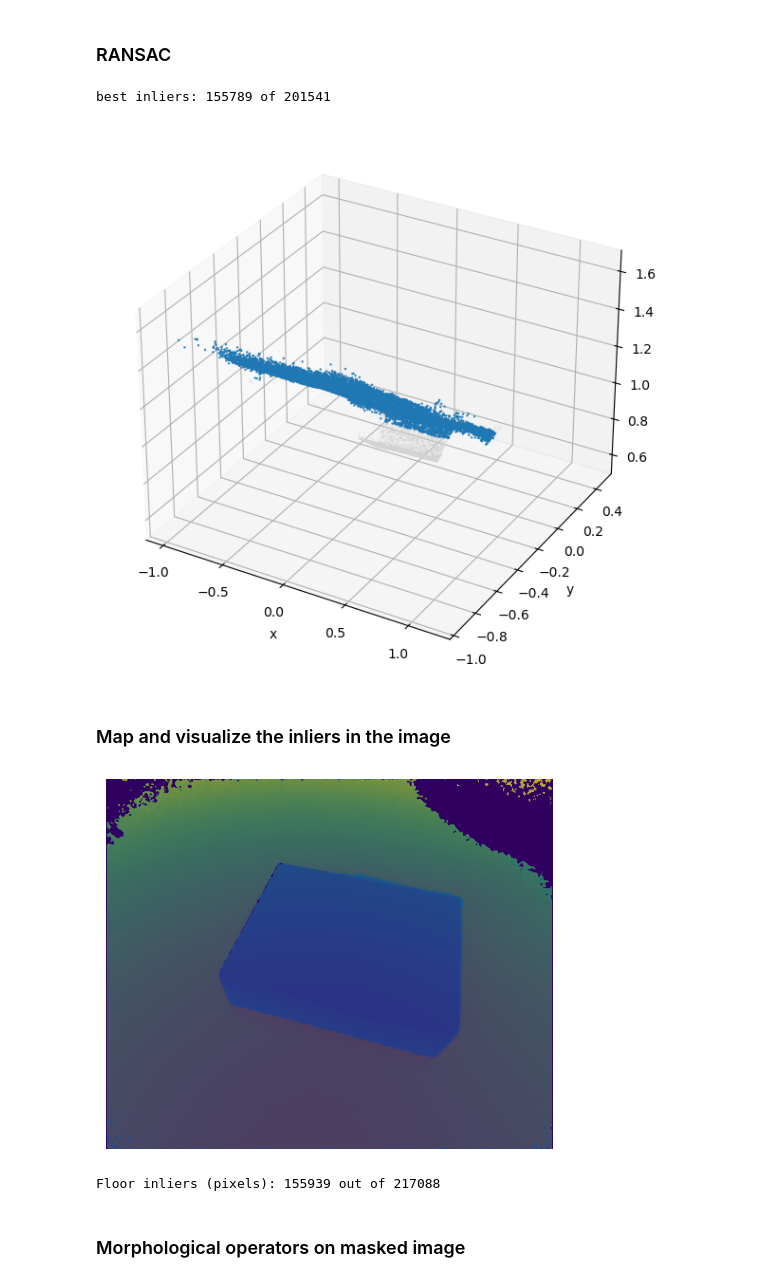
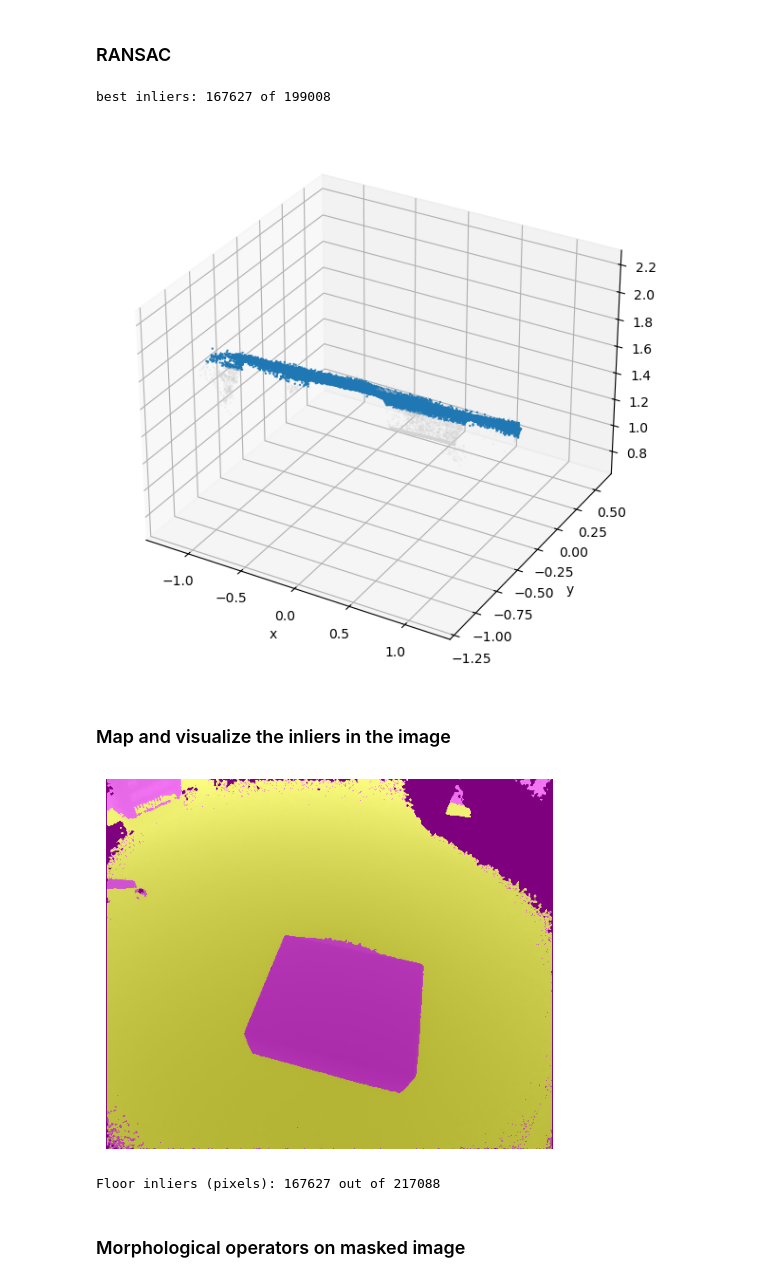
Before and after one commit to Tashhfia/Box-Size-Estimation-with-RANSAC, a Jupyter notebook: Box_Size_Estimation.ipynb, the cells around one changed output. Cells and saved outputs as stored; diff of their text form; code cells hidden in the pictures.

```diff
--- a/Box_Size_Estimation.ipynb
+++ b/Box_Size_Estimation.ipynb
@@ -15,7 +15,7 @@ for file in Path("data").glob("*.mat"):
     except Exception as e:
         print(f"Error loading {file}: {e}")
 
-data_1 = data[0]
+data_1 = data[1]
 # %%
 data_1.keys()
 # %% [output]
@@ -25,9 +25,9 @@ type(data_1)
 # %% [output]
 dict
 # %%
-A = data_1['amplitudes1']
-distance = data_1['distances1']
-PC = data_1['cloud1']
+A = data_1['amplitudes2']
+distance = data_1['distances2']
+PC = data_1['cloud2']
 # %%
 distance
 # %% [output]
@@ -256,6 +235,7 @@ else:
 # %% [markdown]
 ### RANSAC
 # %%
+# helper functions
 def apply_mask(PC, mask):
     """Applies a defined mask to the point cloud."""
     rows, cols = np.where(mask)
@@ -278,6 +258,7 @@ def fit_plane(points):
     # if collinear points, return None
     if normal_len == 0:
         return None, None, False
+
     n = n_raw / normal_len
     d = -float(np.dot(n, p1))
 
@@ -289,6 +270,7 @@ def calculate_distance(points, n, d):
     return values
 
 def find_inliers(distances, threshold):
+    """Finds inliers based on a distance threshold."""
     inliers_mask = distances < threshold
     inliers_idx = np.nonzero(inliers_mask)[0]
     inliers_count = inliers_mask.sum()
@@ -296,6 +278,7 @@ def find_inliers(distances, threshold):
     return inliers_mask, inliers_idx, int(inliers_count)
 
 def sample_points(p):
+    """ Returns three distinct integers (indices) from 0..p-1"""
     return np.random.choice(p, 3, replace=False)
 # %%
 def RANSAC(PC, max_iter, distance_thresh):
@@ -325,42 +309,50 @@ def RANSAC(PC, max_iter, distance_thresh):
 
     return best_n, best_d, best_inliers, best_count
 # %%
-P_all, rows, cols = apply_mask(PC, valid_mask)   # P_all is (N,3)
-best_n, best_d, best_mask1d, best_cnt = RANSAC(P_all, max_iter=5000, distance_thresh=0.05)
-print("best inliers:", best_cnt, "of", P_all.shape[0])
+# apply mask to point cloud
+P_filtered, rows, cols = apply_mask(PC, valid_mask)   # P_filtered is (N,3)
+
+# run RANSAC
+best_n, best_d, best_inlier_mask, best_inlier_count = RANSAC(P_filtered, max_iter=5000, distance_thresh=0.05)
+print("best inliers:", best_inlier_count, "of", P_filtered.shape[0])
 # %% [output]
-best inliers: 155789 of 201541
+best inliers: 167627 of 199008
 # %%
-N = P_all.shape[0]
+# Randomly select a sub-sample of inliers for plotting
+N = P_filtered.shape[0]
 sub = np.random.choice(N, min(30_000, N), replace=False)
-inl_sub = best_mask1d[sub]
-X, Y, Z = P_all[sub,0], P_all[sub,1], P_all[sub,2]
+inlier_sub = best_inlier_mask[sub]
+X, Y, Z = P_filtered[sub,0], P_filtered[sub,1], P_filtered[sub,2]
 
 fig = plt.figure(figsize=(7,6)); ax = fig.add_subplot(111, projection='3d')
-ax.scatter(X[~inl_sub], Y[~inl_sub], Z[~inl_sub], s=0.25, c='lightgray', alpha=0.25)
-ax.scatter(X[inl_sub],  Y[inl_sub],  Z[inl_sub],  s=0.5,  c='tab:blue', alpha=0.9)
+ax.scatter(X[~inlier_sub], Y[~inlier_sub], Z[~inlier_sub], s=0.25, c='lightgray', alpha=0.25)
+ax.scatter(X[inlier_sub],  Y[inlier_sub],  Z[inlier_sub],  s=0.5,  c='tab:blue', alpha=0.9)
 
 ax.set_xlabel('x'); ax.set_ylabel('y')
 ax.set_zlabel('z')
 plt.tight_layout(); plt.show()
 # %% [output]
-[figure, old version]
+[figure, new version]
 # %% [markdown]
 ### Map and visualize the inliers in the image
 # %%
-# best_mask1d came from RANSAC on P_all, with rows, cols from apply_mask(PC, keep2)
-H, W = PC.shape[:2]
+# best_inlier_mask came from RANSAC on P_filtered, with rows, cols from apply_mask(PC, keep2)
+H, W = PC.shape[:2]     # height and width of original image
 floor_mask = np.zeros((H, W), dtype=bool)
-floor_mask[rows[best_mask1d], cols[best_mask1d]] = True
+floor_mask[rows[best_inlier_mask], cols[best_inlier_mask]] = True
+
 # overlay on your filtered distance image
-plt.imshow(D_median3, cmap='viridis', vmin=0.15, vmax=2.2)
-plt.imshow(floor_mask, cmap='jet', alpha=0.3)
+plt.imshow(D_median3, cmap='grey')
+
+# background = False = magenta
+# Floor = True = yellow
+plt.imshow(floor_mask, cmap='spring', alpha=0.5)
 plt.axis('off')
 plt.show()
 print("Floor inliers (pixels):", floor_mask.sum(), "out of", H*W)
 # %% [output]
-[figure, old version]
+[figure, new version]
-Floor inliers (pixels): 155939 out of 217088
+Floor inliers (pixels): 167627 out of 217088
 # %% [markdown]
 ### Morphological operators on masked image
 # %%
```
Also changed, not shown: parts of 21 cells of this notebook.
